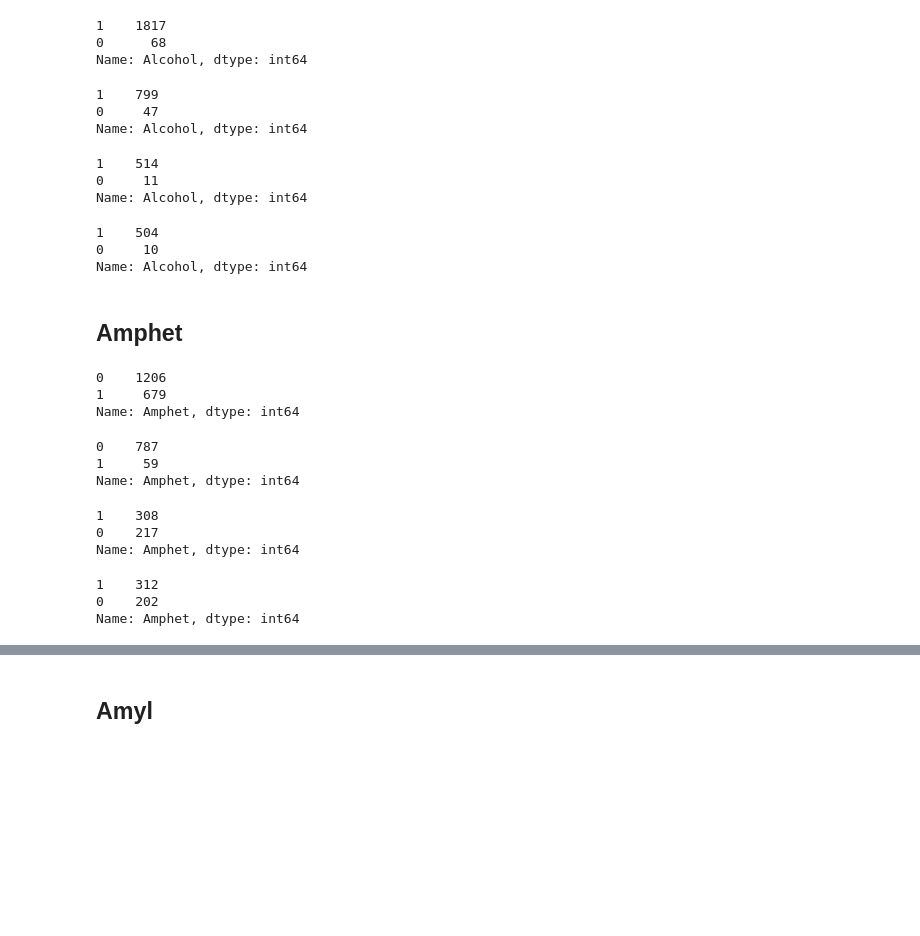
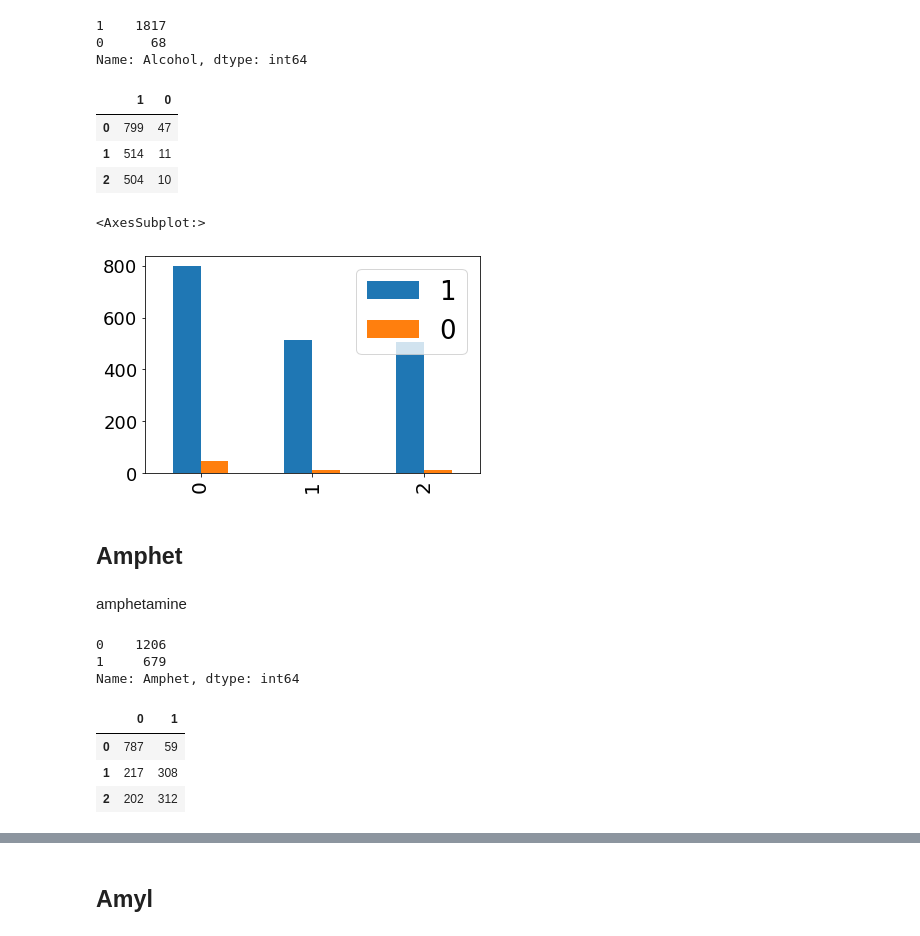
Before and after one commit to Thanujan-Puvikaran/Projet_data_a4, a Jupyter notebook: Projet/Analyse_Exploratoire/First Analysis.ipynb, the cells around one changed output, grey strips where cells are left out. Saved outputs shown, nothing was run; the diff lists cells and outputs as text; code cells hidden in the pictures; blank space fills up the shorter version.

```diff
--- a/Projet/Analyse_Exploratoire/First Analysis.ipynb
+++ b/Projet/Analyse_Exploratoire/First Analysis.ipynb
@@ -499,47 +510,38 @@ df["Alcohol"].value_counts()
 1    1817
 0      68
 Name: Alcohol, dtype: int64
-# %%
-df[df["Addiction"] == 0]["Alcohol"].value_counts()
-# %% [output]
-1    799
-0     47
-Name: Alcohol, dtype: int64
-# %%
-df[df["Addiction"] == 1]["Alcohol"].value_counts()
-# %% [output]
-1    514
-0     11
-Name: Alcohol, dtype: int64
-# %%
-df[df["Addiction"] == 2]["Alcohol"].value_counts()
-# %% [output]
-1    504
-0     10
-Name: Alcohol, dtype: int64
+# %%
+alco = pd.DataFrame({"0":df[df["Addiction"] == 0]["Alcohol"].value_counts(),
+              "1":df[df["Addiction"] == 1]["Alcohol"].value_counts(),
+              "2":df[df["Addiction"] == 2]["Alcohol"].value_counts()}).fillna(0).transpose()
+alco
+# %% [output]
+|  | 1 | 0 |
+| 0 | 799 | 47 |
+| 1 | 514 | 11 |
+| 2 | 504 | 10 |
+# %%
+alco.plot.bar()
+# %% [output]
+<AxesSubplot:>
+[figure, added]
 # %% [markdown]
 ## Amphet
+# %% [markdown]
+amphetamine
 # %%
 df["Amphet"].value_counts()
 # %% [output]
 0    1206
 1     679
 Name: Amphet, dtype: int64
-# %%
-df[df["Addiction"] == 0]["Amphet"].value_counts()
-# %% [output]
-0    787
-1     59
-Name: Amphet, dtype: int64
-# %%
-df[df["Addiction"] == 1]["Amphet"].value_counts()
-# %% [output]
-1    308
-0    217
-Name: Amphet, dtype: int64
-# %%
-df[df["Addiction"] == 2]["Amphet"].value_counts()
-# %% [output]
-1    312
-0    202
-Name: Amphet, dtype: int64
+# %%
+amph = pd.DataFrame({"0":df[df["Addiction"] == 0]["Amphet"].value_counts(),
+              "1":df[df["Addiction"] == 1]["Amphet"].value_counts(),
+              "2":df[df["Addiction"] == 2]["Amphet"].value_counts()}).fillna(0).transpose()
+amph
+# %% [output]
+|  | 0 | 1 |
+| 0 | 787 | 59 |
+| 1 | 217 | 308 |
+| 2 | 202 | 312 |
```
Also changed, not shown: parts of 92 cells of this notebook, 3 other files.
